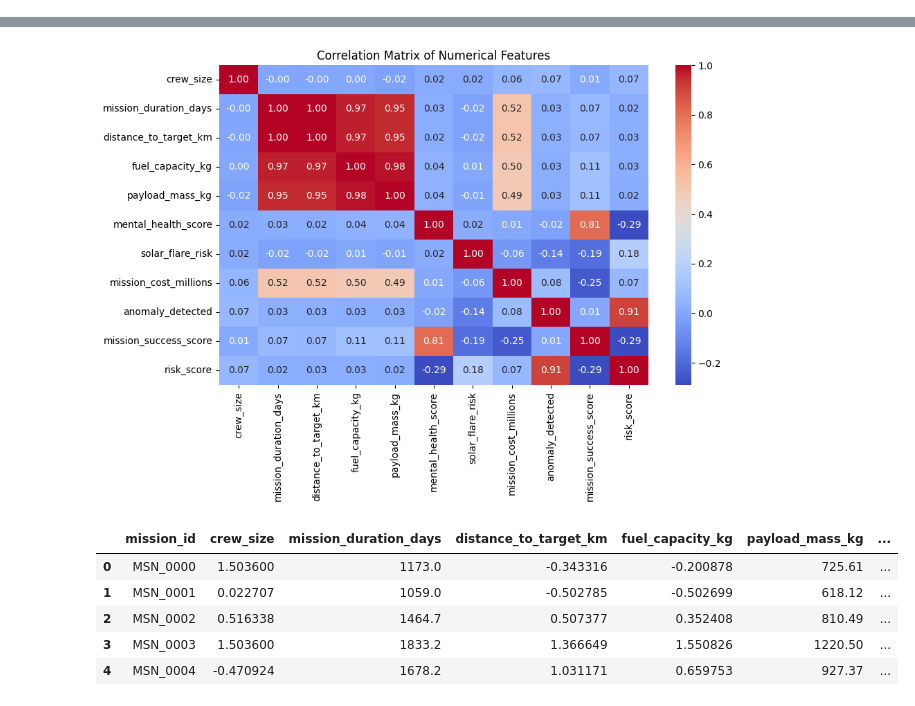
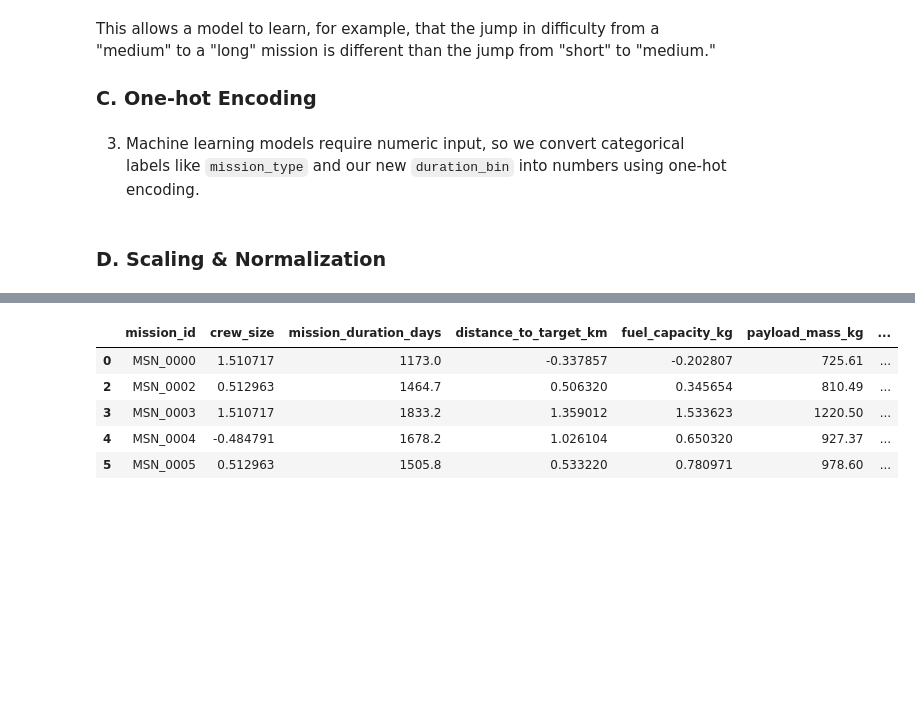
Before and after one commit to itsamrithaa/10DayDataSeries, a Jupyter notebook: notebooks/3-feature-engineering.ipynb, the cells around one changed output, grey strips where cells are left out. Drawn from its saved outputs; the diff is of its cells as text; code cells hidden in the pictures; blank space fills up the shorter version.

Commit message:
Enhanced notebook
better demonstrate underlying concepts

```diff
--- a/notebooks/3-feature-engineering.ipynb
+++ b/notebooks/3-feature-engineering.ipynb
@@ -36,0 +31,8 @@ These features were chosen because longer missions and farther distances are lik
+# %%
+## -- Synthetic Features --
+# Risk score: combines flare risk, anomaly presence, and low mental health
+df_clean["risk_score"] = (
+    df_clean["solar_flare_risk"] * 2 +
+    df_clean["anomaly_detected"] * 4 +
+    (1 - df_clean["mental_health_score"]) * 5
+)
@@ -37,21 +45,22 @@ These features were chosen because longer missions and farther distances are lik
+# %%
+# Binning mission durations
+df_clean["duration_bin"] = pd.cut(
+    df_clean["mission_duration_days"],
+    bins=[0, 250, 750, np.inf],
+    labels=["short", "medium", "long"]
+)
+# %% [markdown]
+This allows a model to learn, for example, that the jump in difficulty from a "medium" to a "long" mission is different than the jump from "short" to "medium."
+
+### C. One-hot Encoding
+# %% [markdown]
+3. Machine learning models require numeric input, so we convert categorical labels like `mission_type` and our new `duration_bin` into numbers using one-hot encoding.
+# %%
+# One-hot encode the 'mission_type' and 'duration_bin'
+df_encoded = pd.get_dummies(df_clean, columns=["mission_type", "duration_bin"], drop_first=True)
+# %% [markdown]
+### D. Scaling & Normalization
 # %%
-# Binning mission durations
-mission_df["duration_bin"] = pd.cut(
-    mission_df["mission_duration_days"],
-    bins=[0, 250, 750, np.inf],
-    labels=["short", "medium", "long"]
-)
-
-# Risk score: combines flare risk, anomaly presence, and low mental health
-mission_df["risk_score"] = (
-    mission_df["solar_flare_risk"] * 2 +
-    mission_df["anomaly_detected"] * 3 +
-    (1 - mission_df["mental_health_score"]) * 2
-)
-
-# One-hot encode the 'mission_type' and 'duration_bin'
-df_encoded = pd.get_dummies(mission_df, columns=["mission_type", "duration_bin"], drop_first=True)
-
 # Normalize numeric features
 numeric_cols = [
     "crew_size", "distance_to_target_km", "fuel_capacity_kg", "solar_flare_risk",
@@ -61,21 +70,7 @@ scaler = StandardScaler()
 df_encoded[numeric_cols] = scaler.fit_transform(df_encoded[numeric_cols])
 
 # Save cleaned and engineered dataset for future use
-df_encoded.to_csv("/Users/amrithaa/Downloads/12DayDataSeries/notebooks/data/encoded_data", index=False)
-
-# Pairplot of engineered features
-sns.pairplot(mission_df[[
-    "mission_success_score", "fuel_capacity_kg", "mental_health_score",
-    "solar_flare_risk", "risk_score"
-]])
-plt.suptitle("Pairplot of Key Features", y=1.02)
-plt.show()
-
-# Correlation heatmap
-plt.figure(figsize=(10, 6))
-sns.heatmap(mission_df.corr(numeric_only=True), annot=True, cmap="coolwarm", fmt=".2f")
-plt.title("Correlation Matrix of Numerical Features")
-plt.show()
+df_encoded.to_csv("/Users/amrithaa/Downloads/12DayDataSeries/notebooks/data/encoded_data.csv", index=False)
 
 # Display sample of engineered DataFrame
 df_encoded.head()
@@ -84,7 +78,6 @@ df_encoded.head()
-[figure, removed]
 |  | mission_id | crew_size | mission_duration_days | distance_to_target_km | fuel_capacity_kg | payload_mass_kg | ... |
-| 0 | MSN_0000 | 1.503600 | 1173.0 | -0.343316 | -0.200878 | 725.61 | ... |
-| 1 | MSN_0001 | 0.022707 | 1059.0 | -0.502785 | -0.502699 | 618.12 | ... |
-| 2 | MSN_0002 | 0.516338 | 1464.7 | 0.507377 | 0.352408 | 810.49 | ... |
-| 3 | MSN_0003 | 1.503600 | 1833.2 | 1.366649 | 1.550826 | 1220.50 | ... |
-| 4 | MSN_0004 | -0.470924 | 1678.2 | 1.031171 | 0.659753 | 927.37 | ... |
+| 0 | MSN_0000 | 1.510717 | 1173.0 | -0.337857 | -0.202807 | 725.61 | ... |
+| 2 | MSN_0002 | 0.512963 | 1464.7 | 0.506320 | 0.345654 | 810.49 | ... |
+| 3 | MSN_0003 | 1.510717 | 1833.2 | 1.359012 | 1.533623 | 1220.50 | ... |
+| 4 | MSN_0004 | -0.484791 | 1678.2 | 1.026104 | 0.650320 | 927.37 | ... |
+| 5 | MSN_0005 | 0.512963 | 1505.8 | 0.533220 | 0.780971 | 978.60 | ... |
```
Also changed, not shown: parts of 20 cells of this notebook, 1 other file.
